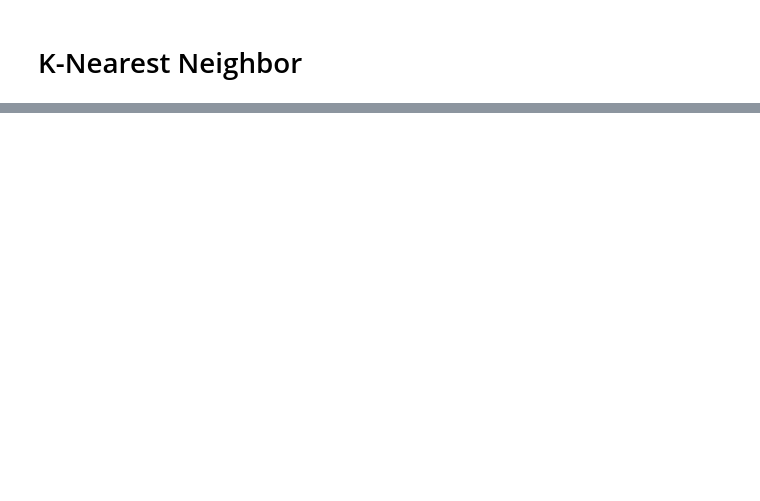
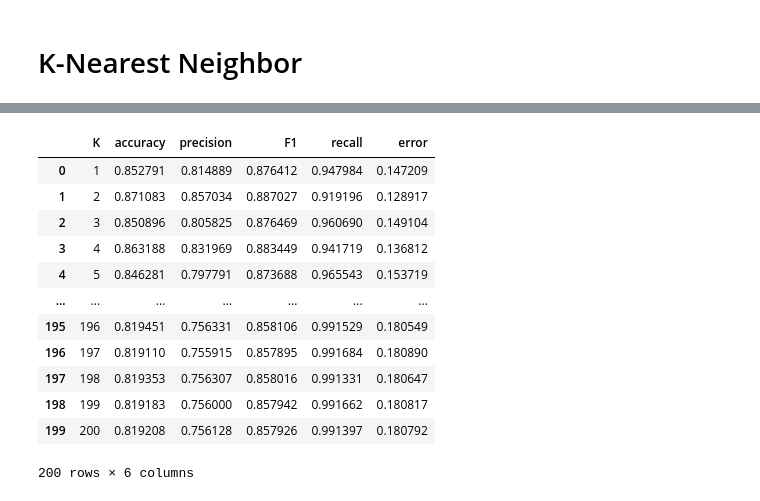
Before and after one commit to sajepangnanasivam/Anomaly-Detection, a Jupyter notebook: KNN/(2) K-Nearest Neighbo (1-40)-Sajepans MacBook Pro.ipynb, the cells around one changed output, grey strips where cells are left out. Cells and saved outputs as stored; diff of their text form; code cells hidden in the pictures; blank space fills up the shorter version.

```diff
--- a/KNN/(2) K-Nearest Neighbo (1-40)-Sajepans MacBook Pro.ipynb
+++ b/KNN/(2) K-Nearest Neighbo (1-40)-Sajepans MacBook Pro.ipynb
@@ -54,0 +65,17 @@ plt.show()
+# %%
+new_dataframe = pd.read_csv("K_SCORES(1-200).csv")
+new_dataframe
+# %% [output]
+|  | K | accuracy | precision | F1 | recall | error |
+| 0 | 1 | 0.852791 | 0.814889 | 0.876412 | 0.947984 | 0.147209 |
+| 1 | 2 | 0.871083 | 0.857034 | 0.887027 | 0.919196 | 0.128917 |
+| 2 | 3 | 0.850896 | 0.805825 | 0.876469 | 0.960690 | 0.149104 |
+| 3 | 4 | 0.863188 | 0.831969 | 0.883449 | 0.941719 | 0.136812 |
+| 4 | 5 | 0.846281 | 0.797791 | 0.873688 | 0.965543 | 0.153719 |
+| ... | ... | ... | ... | ... | ... | ... |
+| 195 | 196 | 0.819451 | 0.756331 | 0.858106 | 0.991529 | 0.180549 |
+| 196 | 197 | 0.819110 | 0.755915 | 0.857895 | 0.991684 | 0.180890 |
+| 197 | 198 | 0.819353 | 0.756307 | 0.858016 | 0.991331 | 0.180647 |
+| 198 | 199 | 0.819183 | 0.756000 | 0.857942 | 0.991662 | 0.180817 |
+| 199 | 200 | 0.819208 | 0.756128 | 0.857926 | 0.991397 | 0.180792 |
+200 rows × 6 columns
```
Also changed, not shown: parts of 11 cells of this notebook, 12 other files.
